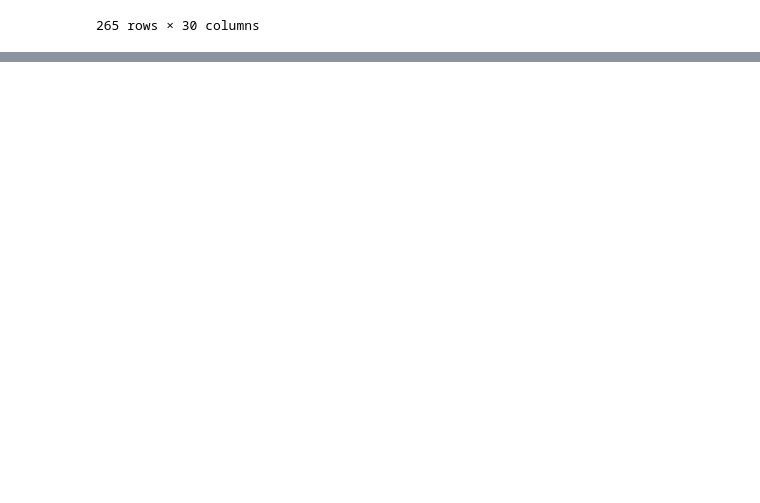
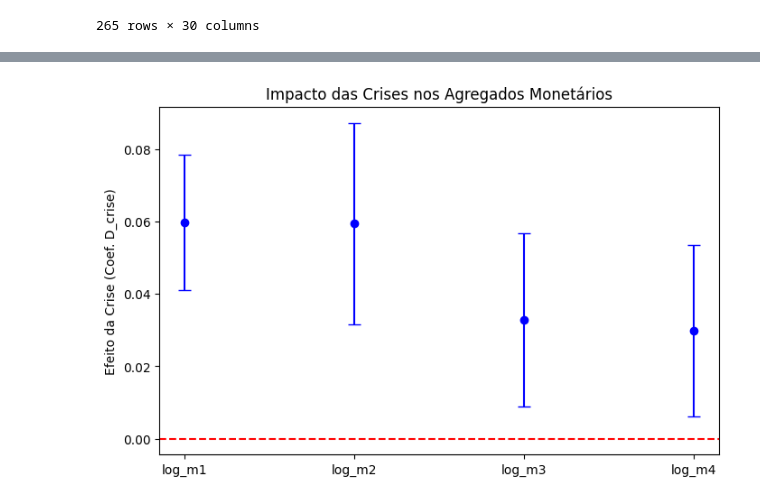
Before and after one commit to iagonmic/brazilian-monetary-aggregates-analysis, a Jupyter notebook: analysis.ipynb, the cells around one changed output, grey strips where cells are left out. Drawn from its saved outputs; the diff is of its cells as text; code cells hidden in the pictures; blank space fills up the shorter version.

```diff
--- a/analysis.ipynb
+++ b/analysis.ipynb
@@ -710,0 +760,10 @@ AttributeError: 'OLSResults' object has no attribute 'fit'
+# %%
+# Definir variáveis
+X = df[["log_pib", "selic", "D_crise"]]
+X = sm.add_constant(X)
+y = df["log_m4"]
+
+# Estimação OLS com erros robustos de Newey-West (lag=12)
+modelo = sm.OLS(y, X).fit()
+
+print(modelo.summary())
@@ -710,0 +788,45 @@ AttributeError: 'OLSResults' object has no attribute 'fit'
+# %%
+import pandas as pd
+import statsmodels.api as sm
+import matplotlib.pyplot as plt
+
+# Lista de agregados monetários em log
+log_agregados = ["log_m1", "log_m2", "log_m3", "log_m4"]
+
+# Inicializar DataFrame para armazenar coeficientes
+coef_crise = pd.DataFrame(columns=["Agregado", "Coef_D_crise", "Erro_std"])
+
+for log_agregado in log_agregados:
+    X = df[["log_pib", "selic", "D_crise"]]
+    X = sm.add_constant(X)
+    y = df[log_agregado]
+
+    # Estimação OLS com erros robustos de Newey-West (lag=12)
+    modelo = sm.OLS(y, X).fit()
+
+    # Guardar coeficiente e erro padrão
+    coef_crise = pd.concat([
+        coef_crise,
+        pd.DataFrame({
+            "Agregado": [log_agregado],
+            "Coef_D_crise": [modelo.params["D_crise"]],
+            "Erro_std": [modelo.bse["D_crise"]]
+        })
+    ], ignore_index=True)
+
+# Plotando os coeficientes com barras de erro (±1 erro padrão)
+plt.figure(figsize=(8,5))
+plt.errorbar(
+    coef_crise["Agregado"],
+    coef_crise["Coef_D_crise"],
+    yerr=coef_crise["Erro_std"],
+    fmt='o',
+    capsize=5,
+    color='blue'
+)
+plt.axhline(0, color='red', linestyle='--')
+plt.ylabel("Efeito da Crise (Coef. D_crise)")
+plt.title("Impacto das Crises nos Agregados Monetários")
+plt.show()
+# %% [output]
+[figure, added]
```
Also changed, not shown: parts of 14 cells of this notebook, 4 other files.
